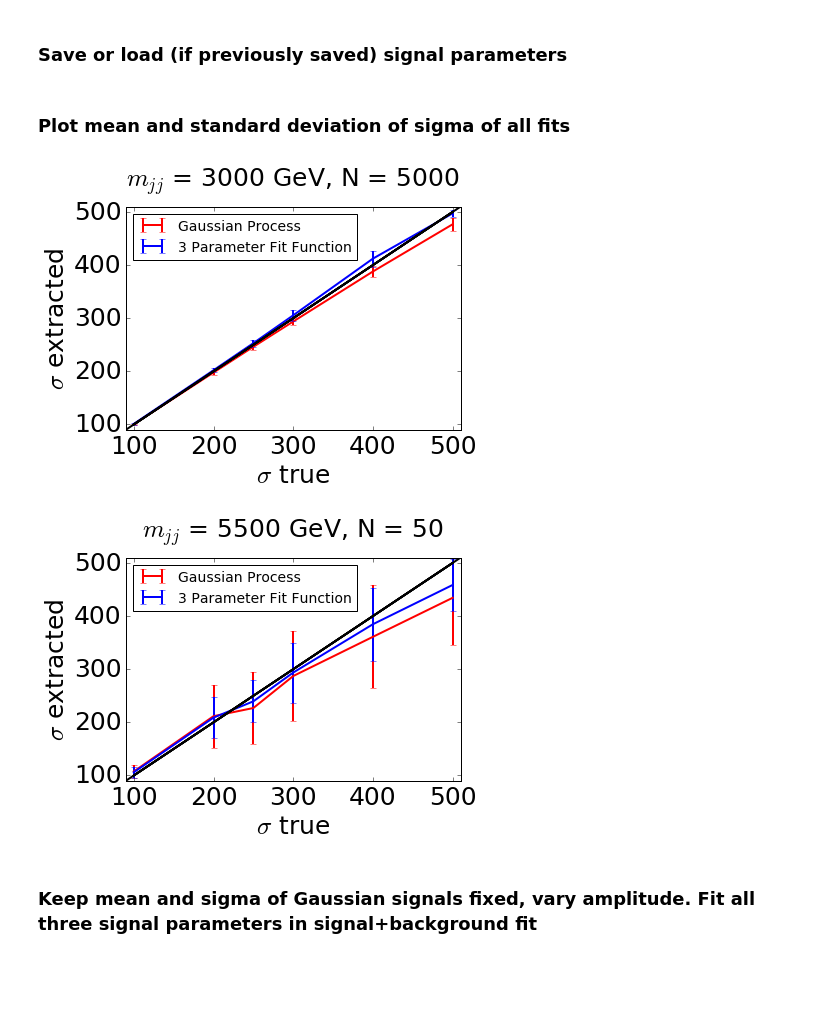
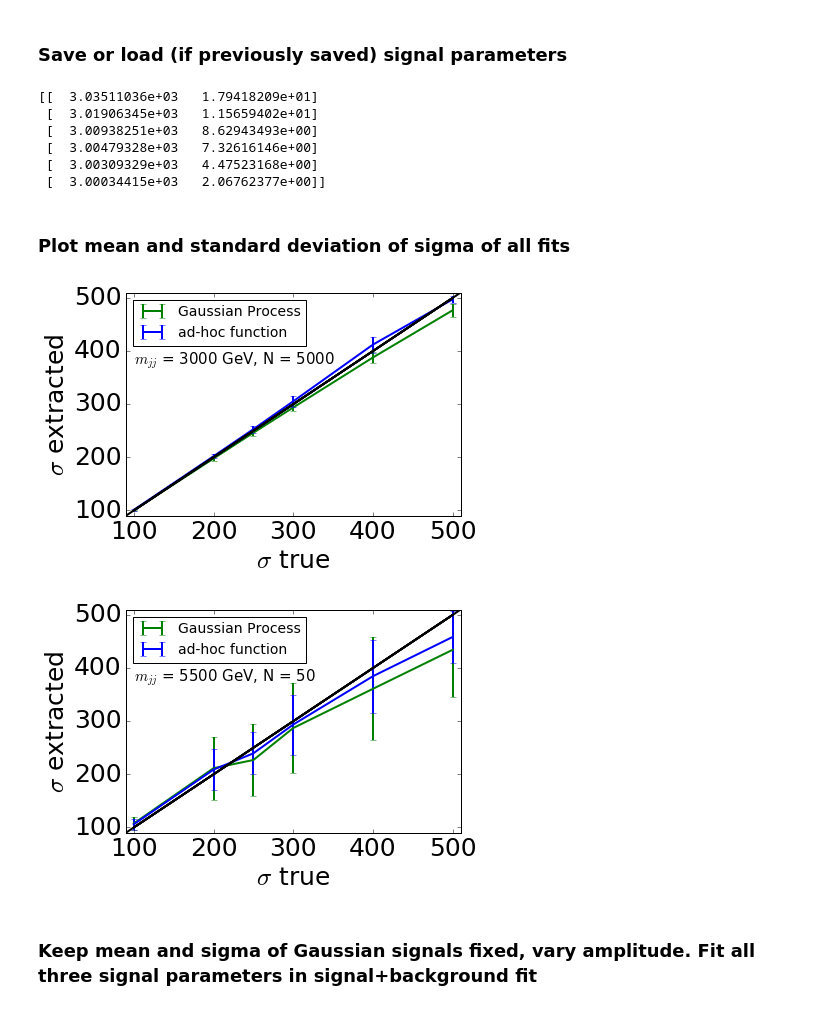
Before and after one commit to mfrate28/GP_Paper, a Jupyter notebook: extracting-signal-parameters.ipynb, the cells around one changed output. Drawn from its saved outputs; the diff is of its cells as text; code cells hidden in the pictures; blank space fills up the shorter version.

Commit message:
changed title, colors

```diff
--- a/extracting-signal-parameters.ipynb
+++ b/extracting-signal-parameters.ipynb
@@ -286,7 +321,15 @@ for m in massDict_2.keys():
             listGP_paramToy_n.append(N)
             listGP_paramToy_m.append(M)
             listGP_paramToy_w.append(W)
-
+            '''
+             if itoy%9 ==0:
+                Amp, decay, length, power, sub, p0, p1, p2 = fixedHyperparams
+                kernel = Amp * MyDijetKernelSimp(a = decay, b = length, c = power, d = sub)
+                gp = george.GP(kernel)
+                gp.compute(xtoy, np.sqrt(ydata))
+                meanGP = gp.predict(ydata - model_gp((p0,p1,p2),xtoy, xtoyerr), xvalO)[0]+ model_gp((p0,p1,p2),xvalO,xerrO)
+                makePrettyPlots(xvalO, ydataO, meanGP+sig_model(xvalO, N, M, W, xerrO), "Mass = "+str(m), c='b', ymax = 2e5)
+            '''
 
         listSTD_param_n.append([np.mean(listSTD_paramToy_n, axis=0), np.std(listSTD_paramToy_n, axis=0)])
         listGP_param_n.append([np.mean(listGP_paramToy_n, axis=0), np.std(listGP_paramToy_n, axis=0)])
@@ -372,30 +377,40 @@ for m in massDict_2.keys():
     listGP_paramN_dict_2[m] = np.load("newoutputs/GP_paramN_"+str(m)+".npy")
     listGP_paramM_dict_2[m] = np.load("newoutputs/GP_paramM_"+str(m)+".npy")
     listGP_paramW_dict_2[m] = np.load("newoutputs/GP_paramW_"+str(m)+".npy")
+
+print listGP_paramM_dict_2[3000]
+# %% [output]
+[[  3.03511036e+03   1.79418209e+01]
+ [  3.01906345e+03   1.15659402e+01]
+ [  3.00938251e+03   8.62943493e+00]
+ [  3.00479328e+03   7.32616146e+00]
+ [  3.00309329e+03   4.47523168e+00]
+ [  3.00034415e+03   2.06762377e+00]]
 # %% [markdown]
 ### Plot mean and standard deviation of sigma of all fits
 # %%
 sortMass2 = sorted(massDict_2.keys())
 
 for m in sortMass2:
     wparamSets = [500,400,300,250,200,100]
     N = massDict_2[m]
 
     plt.figure()
-    plt.title(r"$m_{jj}$ = " + str(m) + " GeV, N = "+str(N), fontsize=25,y=1.07)
-    plt.errorbar(wparamSets,[listGP_paramW_dict_2[m][i][0] for i in range(len(wparamSets))],yerr = [listGP_paramW_dict_2[m][i][1] for i in range(len(wparamSets))],color="r", lw=2,label="Gaussian Process")
-    plt.errorbar(wparamSets,[listSTD_paramW_dict_2[m][i][0] for i in range(len(wparamSets))],yerr = [listSTD_paramW_dict_2[m][i][1] for i in range(len(wparamSets))],color="b",lw=2, label="3 Parameter Fit Function")
+    #plt.title(r"$m_{jj}$ = " + str(m) + " GeV, N = "+str(N), fontsize=25,y=1.07)
+    plt.text(100, 375, r"$m_{jj}$ = " + str(m) + " GeV, N = "+str(N), fontsize=15)
+    plt.errorbar(wparamSets,[listGP_paramW_dict_2[m][i][0] for i in range(len(wparamSets))],yerr = [listGP_paramW_dict_2[m][i][1] for i in range(len(wparamSets))],color="g", lw=2,label="Gaussian Process")
+    plt.errorbar(wparamSets,[listSTD_paramW_dict_2[m][i][0] for i in range(len(wparamSets))],yerr = [listSTD_paramW_dict_2[m][i][1] for i in range(len(wparamSets))],color="b",lw=2, label="ad-hoc function")
     plt.plot([0]+wparamSets+[600], [0]+wparamSets+[600], ls='-', lw=2, color='black')
     plt.xlabel(r'$\sigma$ true', fontsize=25)
     plt.ylabel(r'$\sigma$ extracted', fontsize=25)
     plt.xlim([90, 510])
     plt.ylim([90, 510])
     plt.legend(loc=2, prop={'size':14})
     plt.tick_params(axis='x', labelsize=25)
     plt.tick_params(axis='y', labelsize=25)
 # %% [output]
-[figure, old version]
+[figure, new version]
-[figure, old version]
+[figure, new version]
 # %% [markdown]
 ### Keep mean and sigma of Gaussian signals fixed, vary amplitude. Fit all three signal parameters in signal+background fit
 # %%
```
Also changed, not shown: parts of 5 cells of this notebook.
